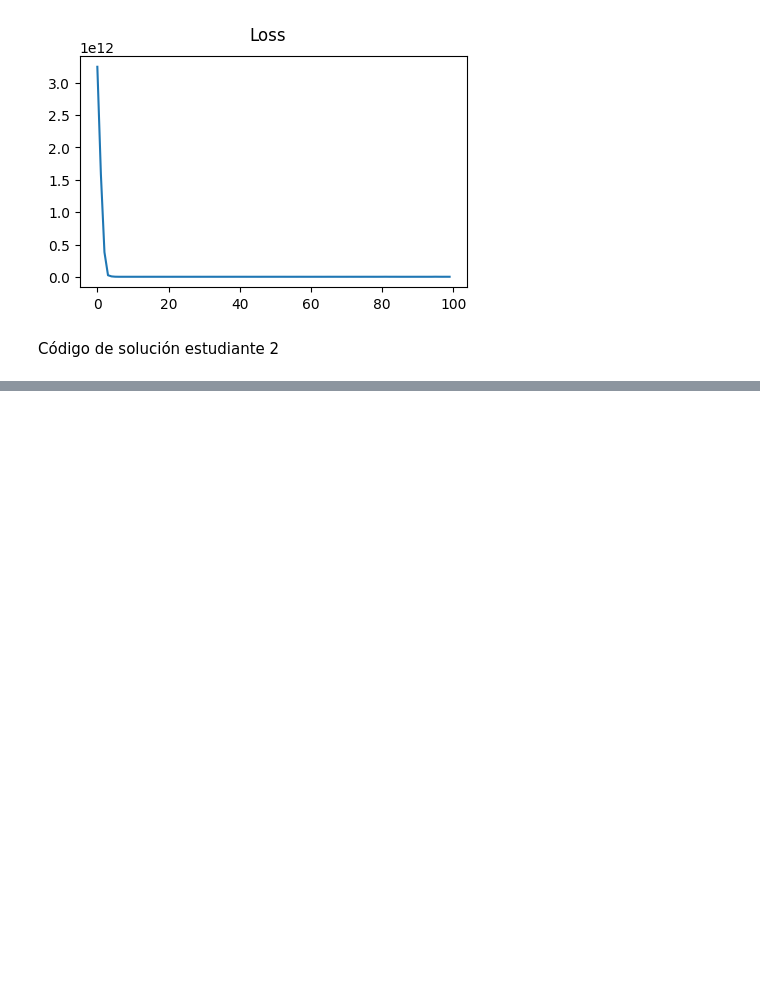
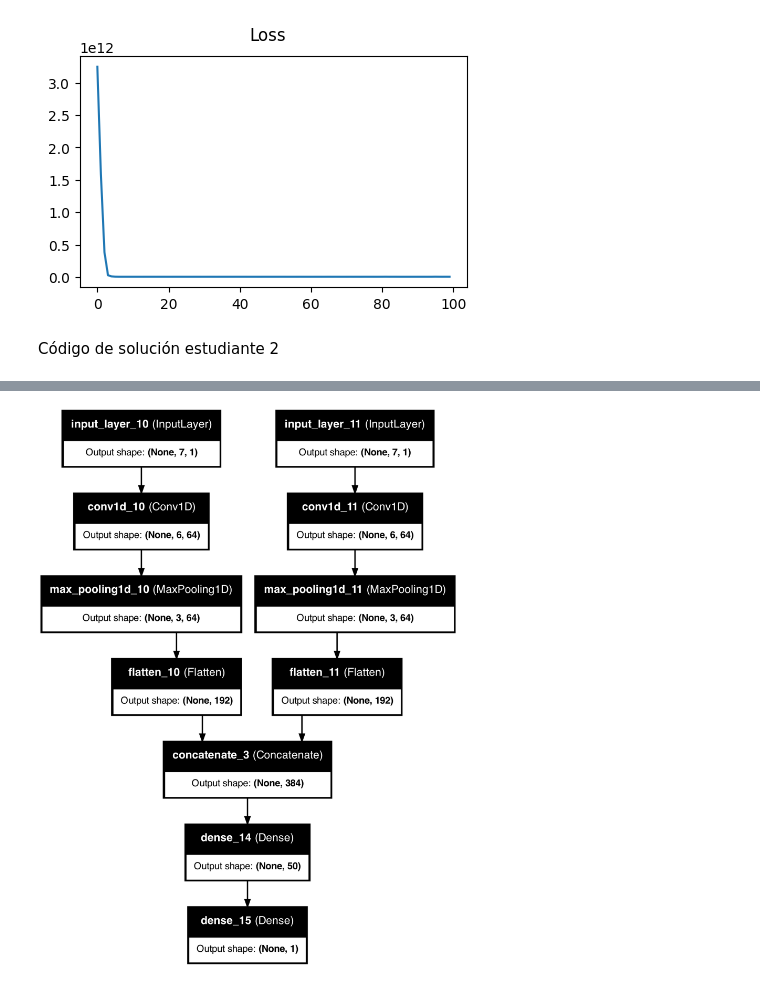
Before and after one commit to xagallegos/ProyectoConjunto_T5_XGallegos_SDDuenas, a Jupyter notebook: Tarea5.ipynb, the cells around one changed output, grey strips where cells are left out. Cells and saved outputs as stored; diff of their text form; code cells hidden in the pictures; blank space fills up the shorter version.

```diff
--- a/Tarea5.ipynb
+++ b/Tarea5.ipynb
@@ -593,0 +598,3 @@ Código de solución estudiante 2
+# %%
+# Importamos los datos
+data = pd.read_csv("Housing.csv")
@@ -593,0 +611,10 @@ Código de solución estudiante 2
+# %%
+# Definir las columnas a codificar con 'yes' y 'no'
+columns_to_encode = ['mainroad', 'guestroom', 'basement', 'hotwaterheating', 'airconditioning', 'prefarea']
+
+# Reemplazar 'yes' por 1 y 'no' por 0 en las columnas seleccionadas
+for col in columns_to_encode:
+    data[col] = data[col].map({'yes': 1, 'no': 0})
+
+# One-hot encoding para la columna 'furnishingstatus'
+data = pd.get_dummies(data, columns=['furnishingstatus'])
@@ -593,0 +880,32 @@ Código de solución estudiante 2
+# %%
+# Seleccionamos todas nuestras columnas menos la de price por lo que los dividimos en 2
+X1 = data.drop('price', axis=1).iloc[:, :7]
+X2 = data.drop('price', axis=1).iloc[:, 7:]
+y = data['price']
+
+# Reajustamos las entradas para que sean compatibles con el modelo
+X1 = tf.convert_to_tensor(X1.values.reshape(X1.shape[0], X1.shape[1], 1), dtype=tf.float32)
+X2 = tf.convert_to_tensor(X2.values.reshape(X2.shape[0], X2.shape[1], 1), dtype=tf.float32)
+
+n_steps = X1.shape[1]
+n_features = 1
+
+# Definimos el modelo
+visible1 = Input(shape=(n_steps, n_features))
+cnn1 = Conv1D(64, 2, activation='relu')(visible1)
+cnn1 = MaxPooling1D()(cnn1)
+cnn1 = Flatten()(cnn1)
+
+visible2 = Input(shape=(n_steps, n_features))
+cnn2 = Conv1D(64, 2, activation='relu')(visible2)
+cnn2 = MaxPooling1D()(cnn2)
+cnn2 = Flatten()(cnn2)
+
+merge = concatenate([cnn1, cnn2])
+dense = Dense(50, activation='relu')(merge)
+output = Dense(1)(dense)
+
+model_3_1 = Model(inputs=[visible1, visible2], outputs=output)
+plot_model(model_3_1, show_shapes=True, show_layer_names=True)
+# %% [output]
+[figure, added]
```
Also changed, not shown: parts of 55 cells of this notebook.
